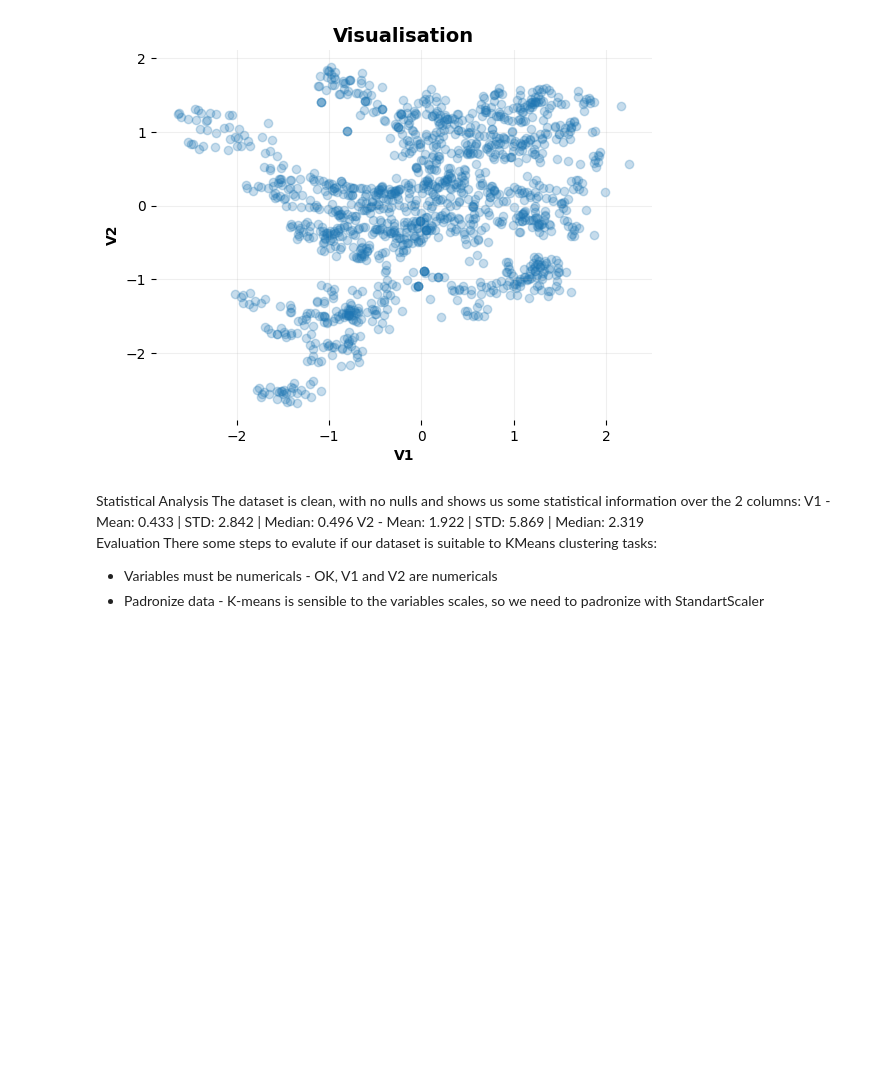
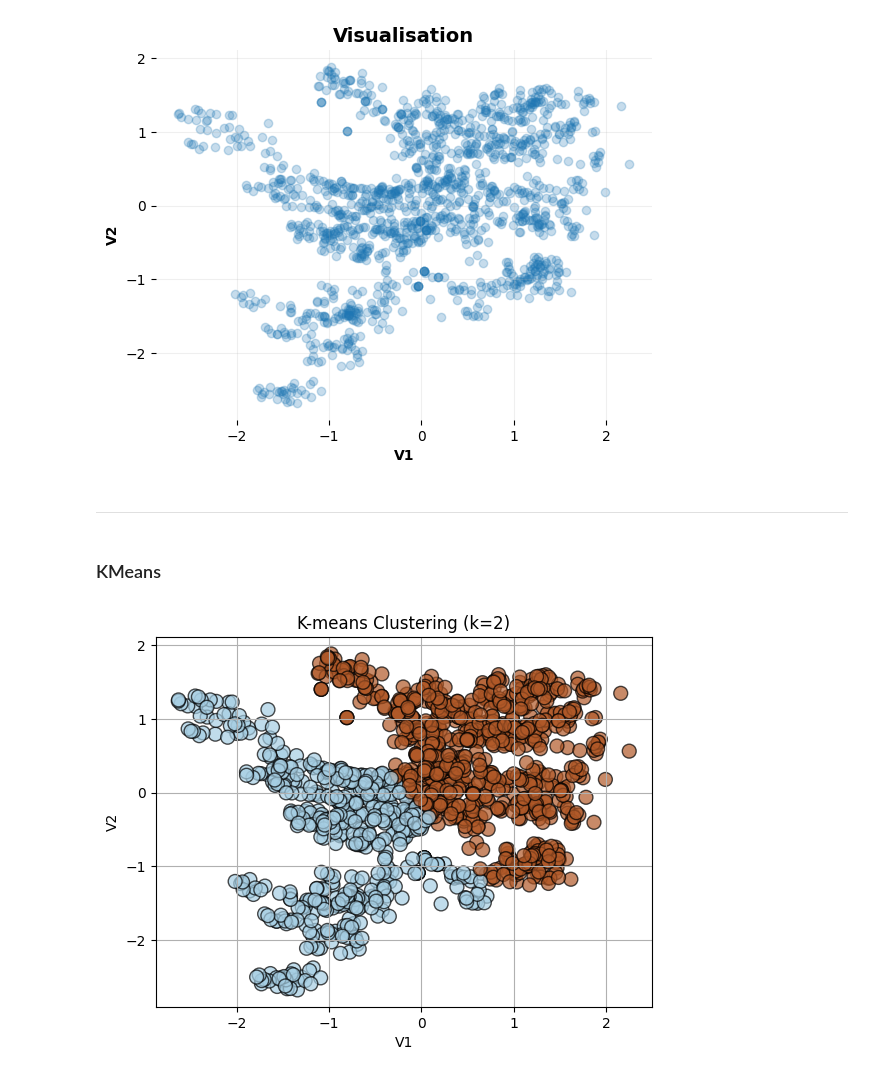
Before and after one commit to fonsecadados/DataScienceChallenges, a Jupyter notebook: Banknote.ipynb, the cells around one changed output. Saved outputs shown, nothing was run; the diff lists cells and outputs as text; code cells hidden in the pictures; blank space fills up the shorter version.

```diff
--- a/Banknote.ipynb
+++ b/Banknote.ipynb
@@ -66,12 +85,20 @@ plt.ylabel('V2', fontweight='semibold')
 plt.show()
 # %% [output]
 [figure]
-# %% [markdown]
-Statistical Analysis
- The dataset is clean, with no nulls and shows us some statistical information over the 2 columns:
-V1 - Mean: 0.433 | STD: 2.842 | Median: 0.496
-V2 - Mean: 1.922 | STD: 5.869 | Median: 2.319
-Evaluation
-There some steps to evalute if our dataset is suitable to KMeans clustering tasks:
-- Variables must be numericals - OK,  V1 and V2 are numericals
-- Padronize data - K-means is sensible to the variables scales, so we need to padronize with StandartScaler
+# %% [markdown]
+---
+# %% [markdown]
+### KMeans
+# %%
+kmeans = KMeans(n_clusters=2, random_state=0)
+df_banknote_scaled['cluster'] = kmeans.fit_predict(df_banknote_scaled)
+# %%
+# Plot clusters
+plt.scatter(df_banknote_scaled['V1'], df_banknote_scaled['V2'], c=df_banknote_scaled['cluster'], cmap='Paired', s=100, edgecolors='k', alpha=0.7)
+plt.title("K-means Clustering (k=2)")
+plt.xlabel("V1")
+plt.ylabel("V2")
+plt.grid(True)
+plt.show()
+# %% [output]
+[figure, added]
```
Also changed, not shown: parts of 4 cells of this notebook, 1 other file.
